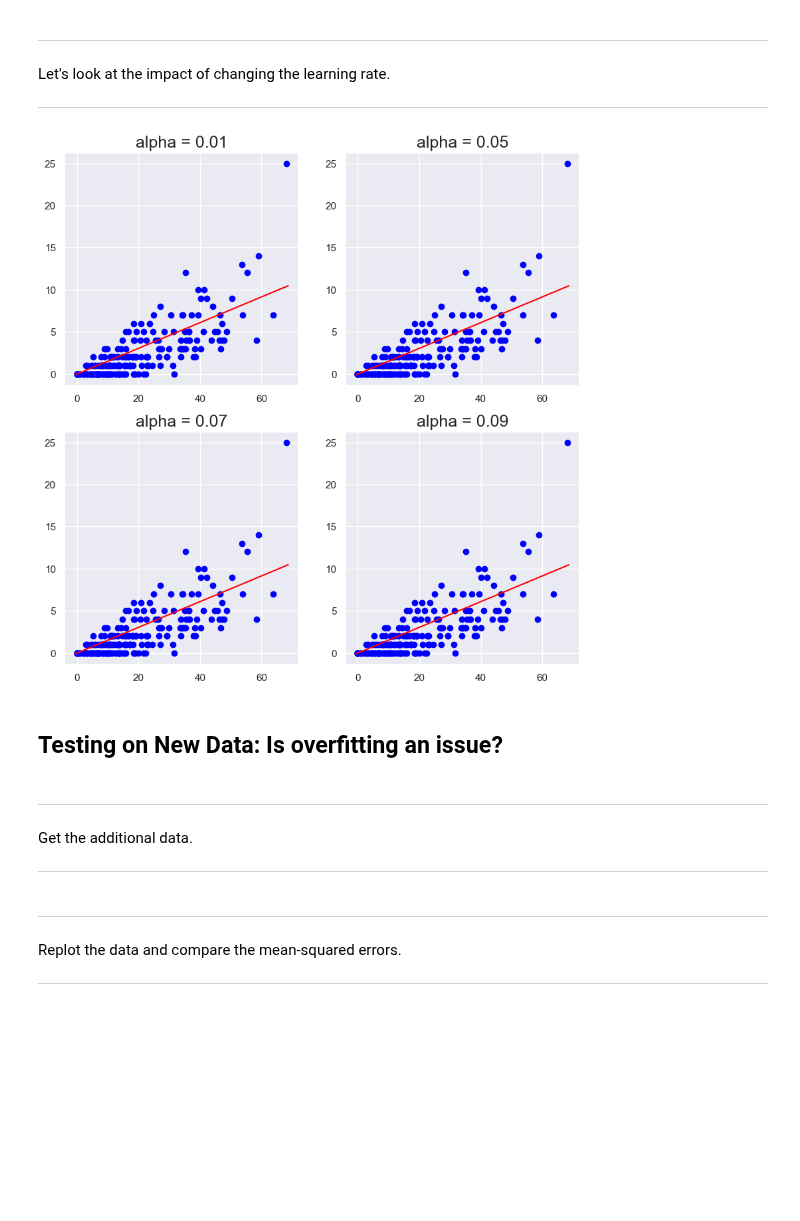
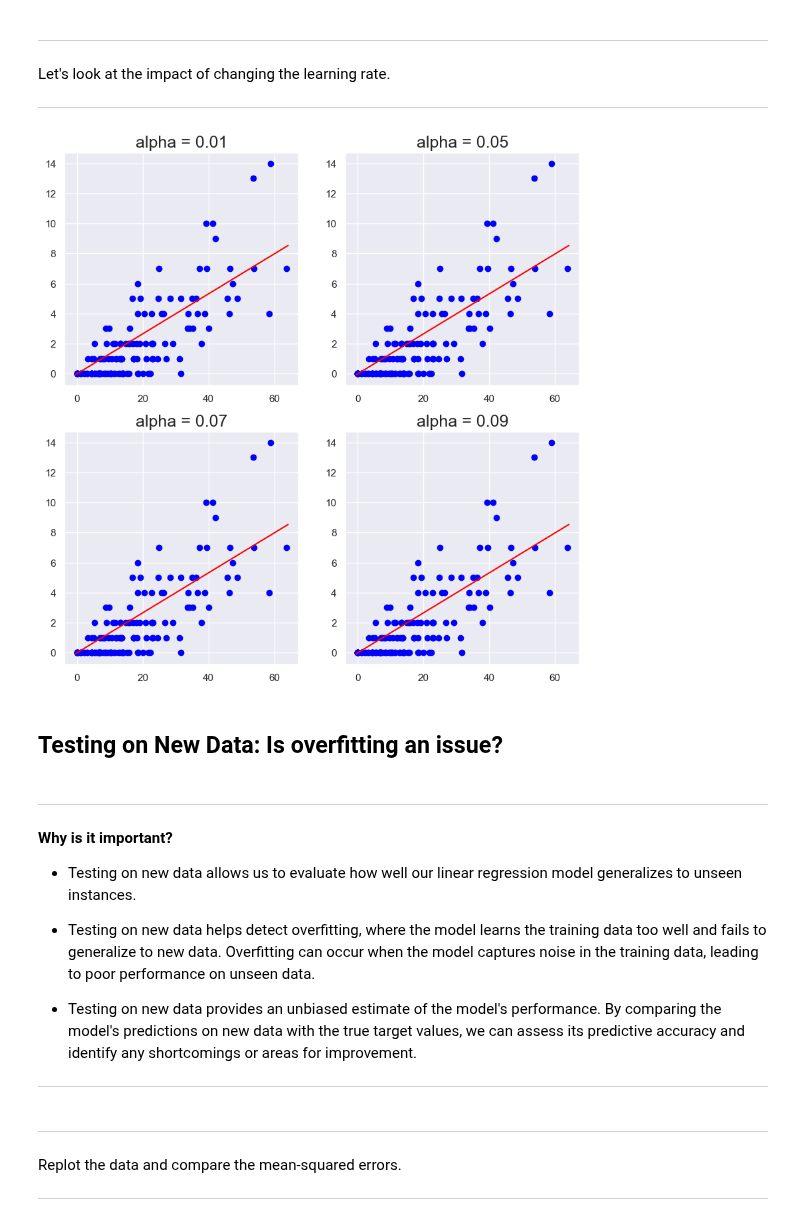
Before and after one commit to pstern17/INDE-577, a Jupyter notebook: 1. Supervised Learning/1.2. Gradient Descent/linear_regression.ipynb, the cells around one changed output. Saved outputs shown, nothing was run; the diff lists cells and outputs as text; code cells hidden in the pictures; blank space fills up the shorter version.

Commit message:
Final Linear Regression

```diff
--- a/1. Supervised Learning/1.2. Gradient Descent/linear_regression.ipynb
+++ b/1. Supervised Learning/1.2. Gradient Descent/linear_regression.ipynb
@@ -74,3 +118,6 @@ for i in range(x.shape[1]):
+# %%
+# Split the data into training and testing sets.
+train_p, test_p, train_r, test_r = train_test_split(x, y, test_size = 0.4, random_state = 42)
 # %% [markdown]
 ***
 Let's plot this to check if it is approximately linear.
@@ -98,12 +145,27 @@ EXPLAIN WHAT THIS IS
 # %%
-# Create a class that implements the model.
+# Create a class that a single linear regression neuron.
 class SingleNeuron(object):
+    '''
+        Class Attributes:
+
+        activation_function : function
+        The activation function applied in the preactivation stage.
+
+        w_ : numpy.ndarray
+            The weights and bias of the single neuron.
+
+        errors_: list
+            A list containing the mean sqaured error computed after each epoch.
+    '''
     # Initialize the class object.
     def __init__(self, activation_function):
             self.activation_function = activation_function
 
     # Train the model.
     def train(self, x, y, alpha = 0.005, epochs = 50):
+        '''
+        Trains the regression model using the provided feature vectors X and associated labels y.
+        '''
         self.w_ = np.random.rand(1 + x.shape[1])
         self.errors_ = []
         N = x.shape[0]
@@ -122,6 +184,9 @@ class SingleNeuron(object):
 
     # Predict the output.
     def predict(self, x):
+        '''
+        Predicts the class labels for the input feature vectors X after training.
+        '''
         preactivation = np.dot(x, self.w_[:-1]) + self.w_[-1]
         return self.activation_function(preactivation)
 
@@ -131,7 +196,7 @@ def linear_activation(z):
     return z
 
 node = SingleNeuron(linear_activation)
-node.train(x, y, alpha = 0.0001, epochs = 50)
+node.train(train_p, train_r, alpha = 0.0001, epochs = 50)
 # %% [output]
 <__main__.SingleNeuron at 0x...>
 # %% [markdown]
@@ -188,23 +253,19 @@ Let's look at the impact of changing the learning rate.
 # %%
 # Choose possible learning rates.
 alphas = [0.01, 0.05, 0.07, 0.09]
 
 # Set the domain.
-domain = np.linspace(np.min(x) - .5, np.max(x) + .5, 100)
+domain = np.linspace(np.min(train_p) - .5, np.max(train_p) + .5, 100)
 
 # Call the subplots method for plotting a grid of figures.
 fig, axs = plt.subplots(2, 2, figsize=(10,10))
 
 # Loop over the axs and alpha values
 for ax, alpha in zip(axs.flat, alphas):
     ax.plot(domain, node.predict(domain.reshape(-1, 1)), color = 'red')
-    ax.scatter(x, y, color = "blue")
+    ax.scatter(train_p, train_r, color = "blue")
     ax.set_title(f"alpha = {alpha}", fontsize = 18)
 # %% [output]
-[figure, old version]
+[figure, new version]
 # %% [markdown]
 ## Testing on New Data: Is overfitting an issue?
-# %% [markdown]
-***
-Get the additional data.
-***
@@ -232,3 +272,13 @@ for i in range(x.shape[1]):
+# %% [markdown]
+***
+**Why is it important?**
+
+- Testing on new data allows us to evaluate how well our linear regression model generalizes to unseen instances.
+
+- Testing on new data helps detect overfitting, where the model learns the training data too well and fails to generalize to new data. Overfitting can occur when the model captures noise in the training data, leading to poor performance on unseen data.
+
+- Testing on new data provides an unbiased estimate of the model's performance. By comparing the model's predictions on new data with the true target values, we can assess its predictive accuracy and identify any shortcomings or areas for improvement.
+***
 # %% [markdown]
 ***
 Replot the data and compare the mean-squared errors.
```
Also changed, not shown: parts of 28 cells of this notebook, 1 other file.
